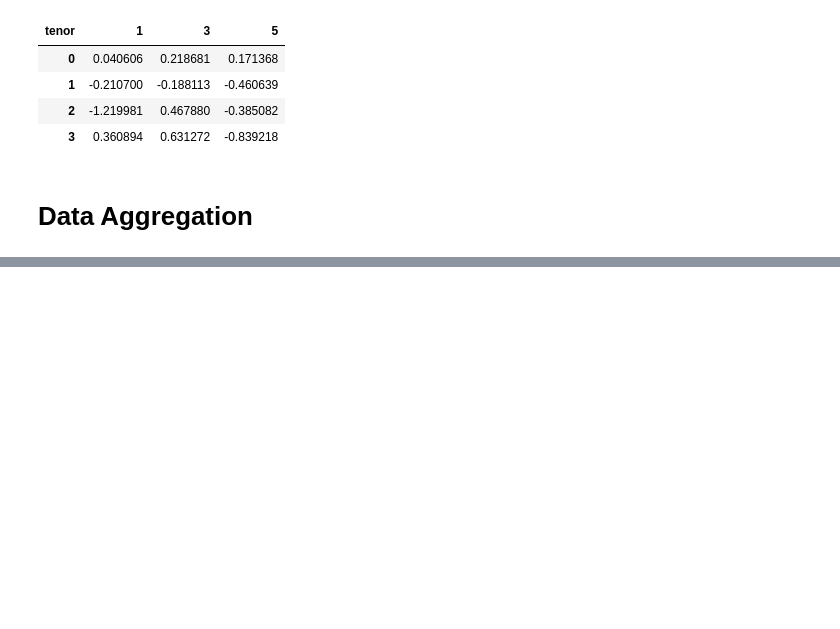
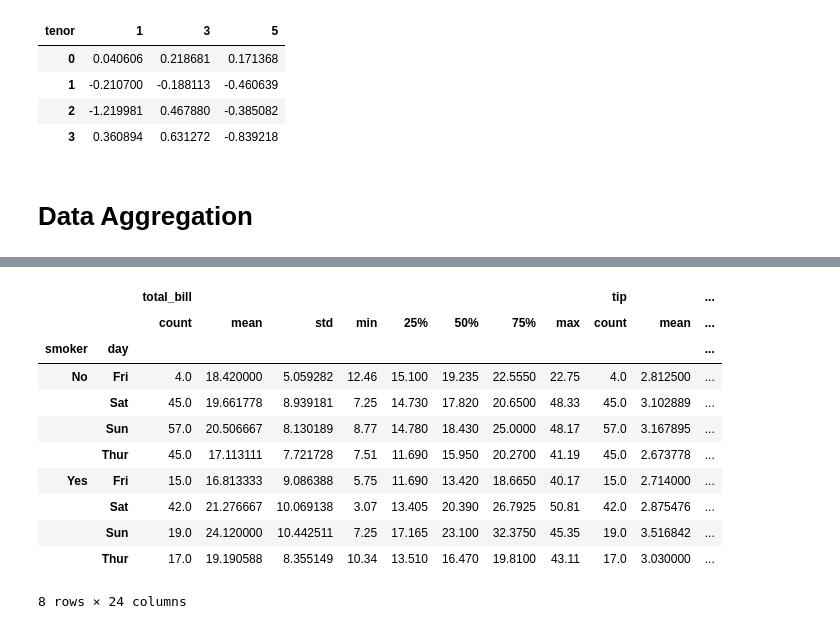
Before and after one commit to shelleygoel/pydata-book, a Jupyter notebook: group_ops.ipynb, the cells around one changed output, grey strips where cells are left out. Saved outputs shown, nothing was run; the diff lists cells and outputs as text; code cells hidden in the pictures; blank space fills up the shorter version.

```diff
--- a/group_ops.ipynb
+++ b/group_ops.ipynb
@@ -309,0 +358,3 @@ hier_df.groupby(level=1, axis="columns").mean()
+# %%
+tips = pd.read_csv("examples/tips.csv")
+tips
@@ -309,0 +375,16 @@ hier_df.groupby(level=1, axis="columns").mean()
+# %%
+tips_grp = tips.groupby(["smoker", "day"])
+tips_grp.describe()
+# %% [output]
+|  |  | total_bill |  |  |  |  |  |  |  | tip |  | ... |
+|  |  | count | mean | std | min | 25% | 50% | 75% | max | count | mean | ... |
+| smoker | day |  |  |  |  |  |  |  |  |  |  | ... |
+| No | Fri | 4.0 | 18.420000 | 5.059282 | 12.46 | 15.100 | 19.235 | 22.5550 | 22.75 | 4.0 | 2.812500 | ... |
+|  | Sat | 45.0 | 19.661778 | 8.939181 | 7.25 | 14.730 | 17.820 | 20.6500 | 48.33 | 45.0 | 3.102889 | ... |
+|  | Sun | 57.0 | 20.506667 | 8.130189 | 8.77 | 14.780 | 18.430 | 25.0000 | 48.17 | 57.0 | 3.167895 | ... |
+|  | Thur | 45.0 | 17.113111 | 7.721728 | 7.51 | 11.690 | 15.950 | 20.2700 | 41.19 | 45.0 | 2.673778 | ... |
+| Yes | Fri | 15.0 | 16.813333 | 9.086388 | 5.75 | 11.690 | 13.420 | 18.6650 | 40.17 | 15.0 | 2.714000 | ... |
+|  | Sat | 42.0 | 21.276667 | 10.069138 | 3.07 | 13.405 | 20.390 | 26.7925 | 50.81 | 42.0 | 2.875476 | ... |
+|  | Sun | 19.0 | 24.120000 | 10.442511 | 7.25 | 17.165 | 23.100 | 32.3750 | 45.35 | 19.0 | 3.516842 | ... |
+|  | Thur | 17.0 | 19.190588 | 8.355149 | 10.34 | 13.510 | 16.470 | 19.8100 | 43.11 | 17.0 | 3.030000 | ... |
+8 rows × 24 columns
```
Also changed, not shown: parts of 12 cells of this notebook.
